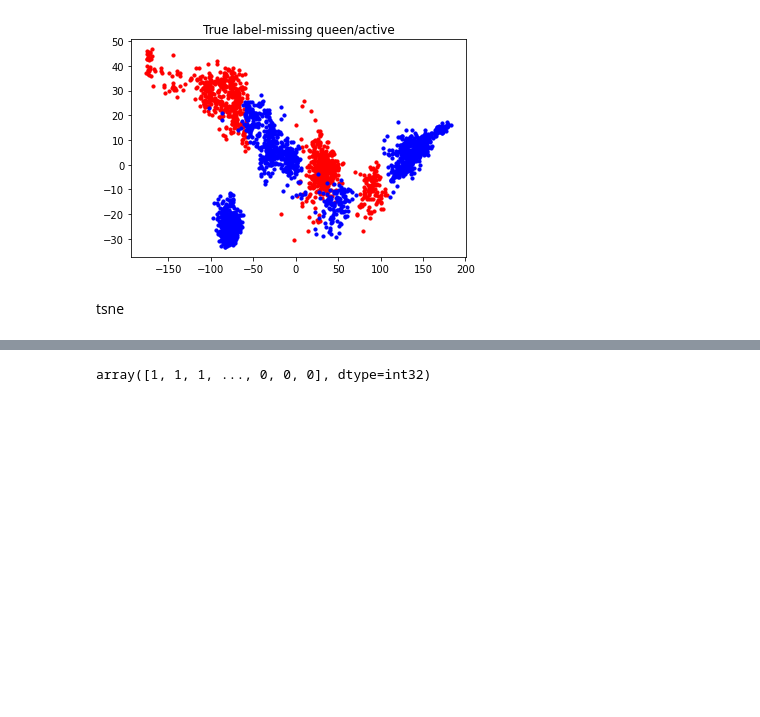
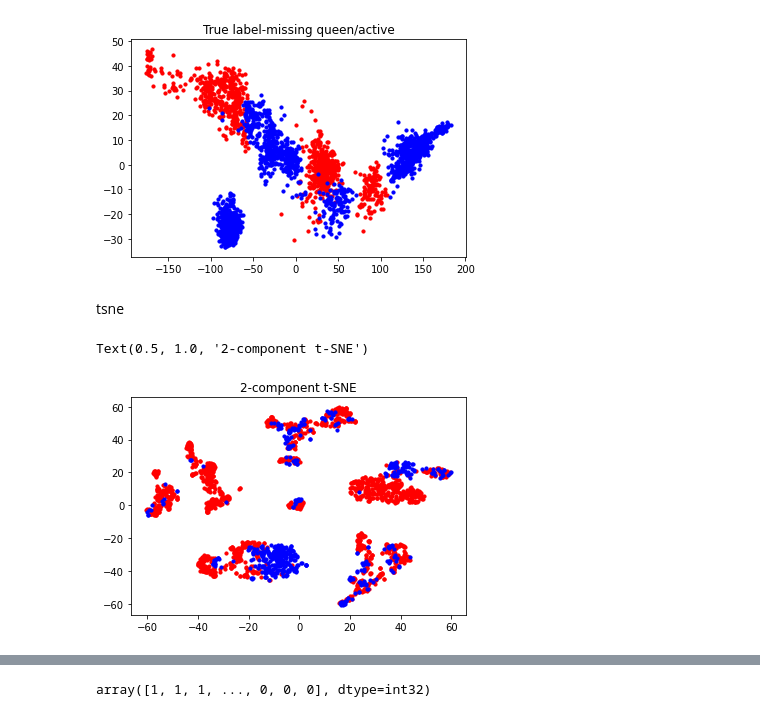
Before and after one commit to AnnieCRY/DS5230-project, a Jupyter notebook: beehive_audio_clustering.ipynb, the cells around one changed output, grey strips where cells are left out. Cells and saved outputs as stored; diff of their text form; code cells hidden in the pictures; blank space fills up the shorter version.

```diff
--- a/beehive_audio_clustering.ipynb
+++ b/beehive_audio_clustering.ipynb
@@ -161,3 +161,11 @@ tsne_df = pd.concat([tsne_df, pd.DataFrame(Y_state, columns = ['label'])], axis
+# %%
+plt.scatter(tsne_df[tsne_df['label']=='bee'].iloc[:,0], tsne_df[tsne_df['label']=='bee'].iloc[:,1], c='r', s=10, cmap='viridis')
+plt.scatter(tsne_df[tsne_df['label']=='nobee'].iloc[:,0], tsne_df[tsne_df['label']=='nobee'].iloc[:,1], c='b', s=10, cmap='viridis')
+plt.scatter(tsne_df[tsne_df['label']=='unknown'].iloc[:,0], tsne_df[tsne_df['label']=='unknown'].iloc[:,1], c='g', s=50, cmap='viridis')
+plt.title("2-component t-SNE")
+# %% [output]
+Text(0.5, 1.0, '2-component t-SNE')
+[figure, added]
 # %%
 plt.scatter(tsne_df[tsne_df['label']=='missing queen'].iloc[:,0], tsne_df[tsne_df['label']=='missing queen'].iloc[:,1], c='r', s=10, cmap='viridis')
 plt.scatter(tsne_df[tsne_df['label']=='active'].iloc[:,0], tsne_df[tsne_df['label']=='active'].iloc[:,1], c='b', s=10, cmap='viridis')
```
Also changed, not shown: parts of 18 cells of this notebook.
